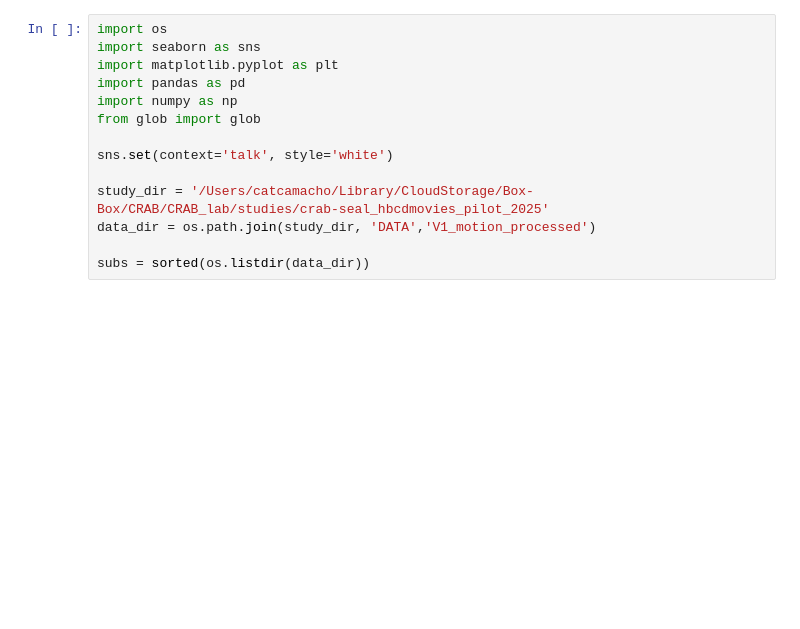
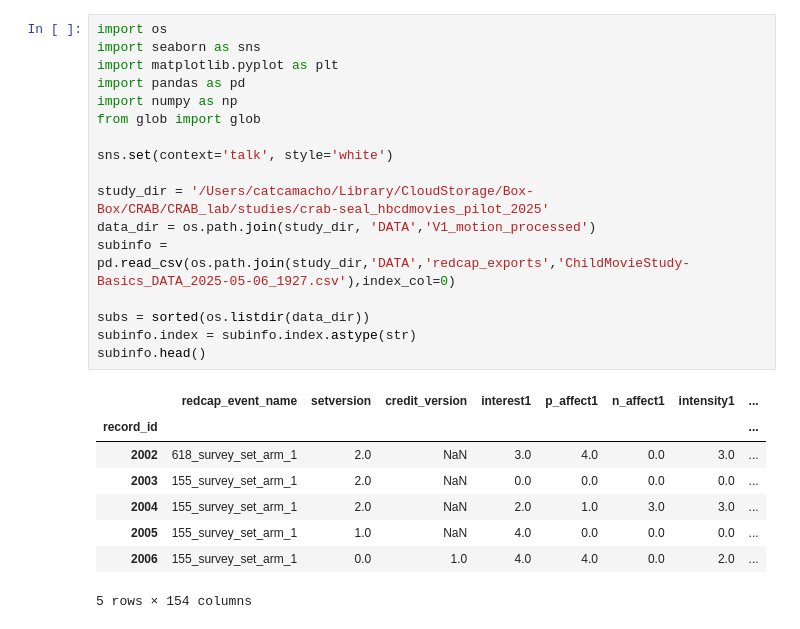
Before and after one commit to WUSTL-CRAB-Lab/cms_proc, a Jupyter notebook: GroupLevelDescriptions.ipynb, the cells around one changed output. Drawn from its saved outputs; the diff is of its cells as text; blank space fills up the shorter version.

```diff
--- a/GroupLevelDescriptions.ipynb
+++ b/GroupLevelDescriptions.ipynb
@@ -1,17 +1,29 @@
 # %%
 import os
 import seaborn as sns
 import matplotlib.pyplot as plt
 import pandas as pd
 import numpy as np
 from glob import glob
 
 sns.set(context='talk', style='white')
 
 study_dir = '/Users/catcamacho/Library/CloudStorage/Box-Box/CRAB/CRAB_lab/studies/crab-seal_hbcdmovies_pilot_2025'
 data_dir = os.path.join(study_dir, 'DATA','V1_motion_processed')
+subinfo = pd.read_csv(os.path.join(study_dir,'DATA','redcap_exports','ChildMovieStudy-Basics_DATA_2025-05-06_1927.csv'),index_col=0)
 
 subs = sorted(os.listdir(data_dir))
+subinfo.index = subinfo.index.astype(str)
+subinfo.head()
+# %% [output]
+|  | redcap_event_name | setversion | credit_version | interest1 | p_affect1 | n_affect1 | intensity1 | ... |
+| record_id |  |  |  |  |  |  |  | ... |
+| 2002 | 618_survey_set_arm_1 | 2.0 | NaN | 3.0 | 4.0 | 0.0 | 3.0 | ... |
+| 2003 | 155_survey_set_arm_1 | 2.0 | NaN | 0.0 | 0.0 | 0.0 | 0.0 | ... |
+| 2004 | 155_survey_set_arm_1 | 2.0 | NaN | 2.0 | 1.0 | 3.0 | 3.0 | ... |
+| 2005 | 155_survey_set_arm_1 | 1.0 | NaN | 4.0 | 0.0 | 0.0 | 0.0 | ... |
+| 2006 | 155_survey_set_arm_1 | 0.0 | 1.0 | 4.0 | 4.0 | 0.0 | 2.0 | ... |
+5 rows × 154 columns
 # %%
 data = pd.DataFrame()
 i=0
```
Also changed, not shown: parts of 2 cells of this notebook, 1 other file.
